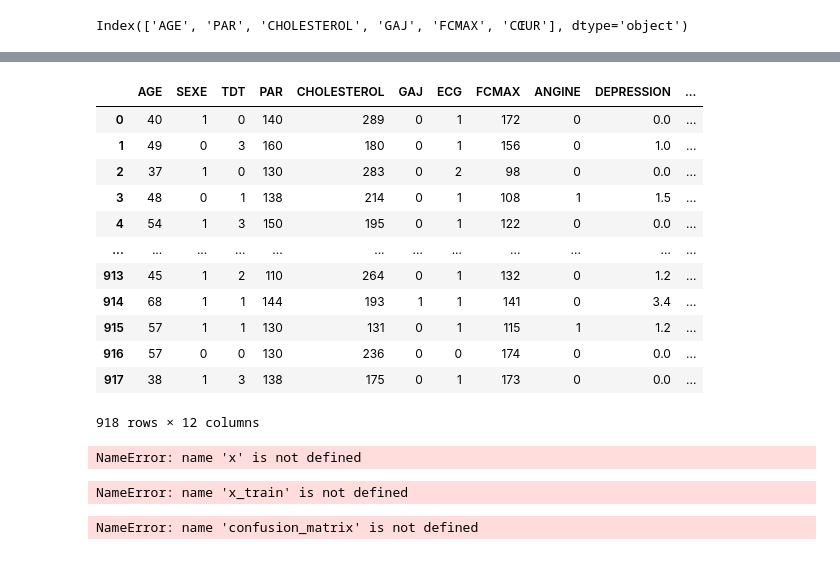
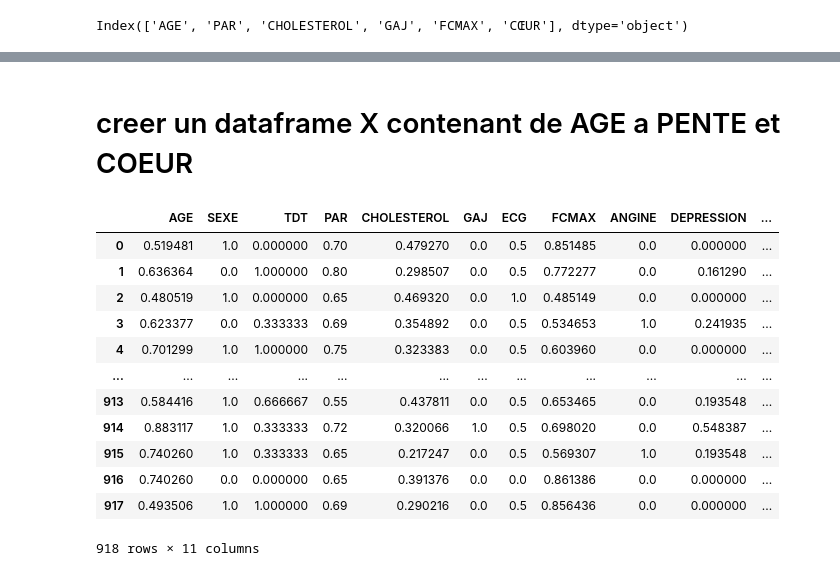
Before and after one commit to AEJ-FORMATION-DATA-IA/projet1IA_konan, a Jupyter notebook: predictioncoeur.ipynb, the cells around one changed output, grey strips where cells are left out. Saved outputs shown, nothing was run; the diff lists cells and outputs as text; code cells hidden in the pictures.

```diff
--- a/predictioncoeur.ipynb
+++ b/predictioncoeur.ipynb
@@ -166,27 +201 @@ normlise_v_quant(df)
 918 rows × 12 columns
-# %%
-#recoder
-
-def  recod_qual(serie):
-    return serie.astype('category').cat.codes
-def recod_data_qual(df):
-    for col in df.select_dtypes('object').columns:
-        df[col] =  recod_qual(df[col])
-    return df
-
-data = recod_data_qual(data)
-data
-# %% [output]
-|  | AGE | SEXE | TDT | PAR | CHOLESTEROL | GAJ | ECG | FCMAX | ANGINE | DEPRESSION | ... |
-| 0 | 40 | 1 | 0 | 140 | 289 | 0 | 1 | 172 | 0 | 0.0 | ... |
-| 1 | 49 | 0 | 3 | 160 | 180 | 0 | 1 | 156 | 0 | 1.0 | ... |
-| 2 | 37 | 1 | 0 | 130 | 283 | 0 | 2 | 98 | 0 | 0.0 | ... |
-| 3 | 48 | 0 | 1 | 138 | 214 | 0 | 1 | 108 | 1 | 1.5 | ... |
-| 4 | 54 | 1 | 3 | 150 | 195 | 0 | 1 | 122 | 0 | 0.0 | ... |
-| ... | ... | ... | ... | ... | ... | ... | ... | ... | ... | ... | ... |
-| 913 | 45 | 1 | 2 | 110 | 264 | 0 | 1 | 132 | 0 | 1.2 | ... |
-| 914 | 68 | 1 | 1 | 144 | 193 | 1 | 1 | 141 | 0 | 3.4 | ... |
-| 915 | 57 | 1 | 1 | 130 | 131 | 0 | 1 | 115 | 1 | 1.2 | ... |
-| 916 | 57 | 0 | 0 | 130 | 236 | 0 | 0 | 174 | 0 | 0.0 | ... |
-| 917 | 38 | 1 | 3 | 138 | 175 | 0 | 1 | 173 | 0 | 0.0 | ... |
-918 rows × 12 columns
@@ -197,12 +201,0 @@ from sklearn.model_selection import train_test_split
-# %%
-x_train, x_test,y_train,y_test = train_test_split(x,y,test_size = 0.3, random_state = 0)
-# %% [output]
-NameError: name 'x' is not defined
-# %%
-#initialisation du model
-model = LogisticRegression(random_state = 0)
-#entrainer le model .fit(variable)
-model.fit(x_train,y_train)
-model.score(x_test,y_test)#pourcentage de reussite
-# %% [output]
-NameError: name 'x_train' is not defined
@@ -213,5 +201,0 @@ from sklearn.metrics import recall_score
-# %%
-matx_conf= confusion_matrix(y_test,model.predict(x_test))
-matx_conf
-# %% [output]
-NameError: name 'confusion_matrix' is not defined
@@ -223,0 +202,19 @@ accuracy*100
+# %% [markdown]
+# creer un dataframe X contenant de AGE a PENTE et COEUR
+# %%
+x=df.iloc[:,:-1]
+x
+# %% [output]
+|  | AGE | SEXE | TDT | PAR | CHOLESTEROL | GAJ | ECG | FCMAX | ANGINE | DEPRESSION | ... |
+| 0 | 0.519481 | 1.0 | 0.000000 | 0.70 | 0.479270 | 0.0 | 0.5 | 0.851485 | 0.0 | 0.000000 | ... |
+| 1 | 0.636364 | 0.0 | 1.000000 | 0.80 | 0.298507 | 0.0 | 0.5 | 0.772277 | 0.0 | 0.161290 | ... |
+| 2 | 0.480519 | 1.0 | 0.000000 | 0.65 | 0.469320 | 0.0 | 1.0 | 0.485149 | 0.0 | 0.000000 | ... |
+| 3 | 0.623377 | 0.0 | 0.333333 | 0.69 | 0.354892 | 0.0 | 0.5 | 0.534653 | 1.0 | 0.241935 | ... |
+| 4 | 0.701299 | 1.0 | 1.000000 | 0.75 | 0.323383 | 0.0 | 0.5 | 0.603960 | 0.0 | 0.000000 | ... |
+| ... | ... | ... | ... | ... | ... | ... | ... | ... | ... | ... | ... |
+| 913 | 0.584416 | 1.0 | 0.666667 | 0.55 | 0.437811 | 0.0 | 0.5 | 0.653465 | 0.0 | 0.193548 | ... |
+| 914 | 0.883117 | 1.0 | 0.333333 | 0.72 | 0.320066 | 1.0 | 0.5 | 0.698020 | 0.0 | 0.548387 | ... |
+| 915 | 0.740260 | 1.0 | 0.333333 | 0.65 | 0.217247 | 0.0 | 0.5 | 0.569307 | 1.0 | 0.193548 | ... |
+| 916 | 0.740260 | 0.0 | 0.000000 | 0.65 | 0.391376 | 0.0 | 0.0 | 0.861386 | 0.0 | 0.000000 | ... |
+| 917 | 0.493506 | 1.0 | 1.000000 | 0.69 | 0.290216 | 0.0 | 0.5 | 0.856436 | 0.0 | 0.000000 | ... |
+918 rows × 11 columns
```
Also changed, not shown: parts of 31 cells of this notebook.
